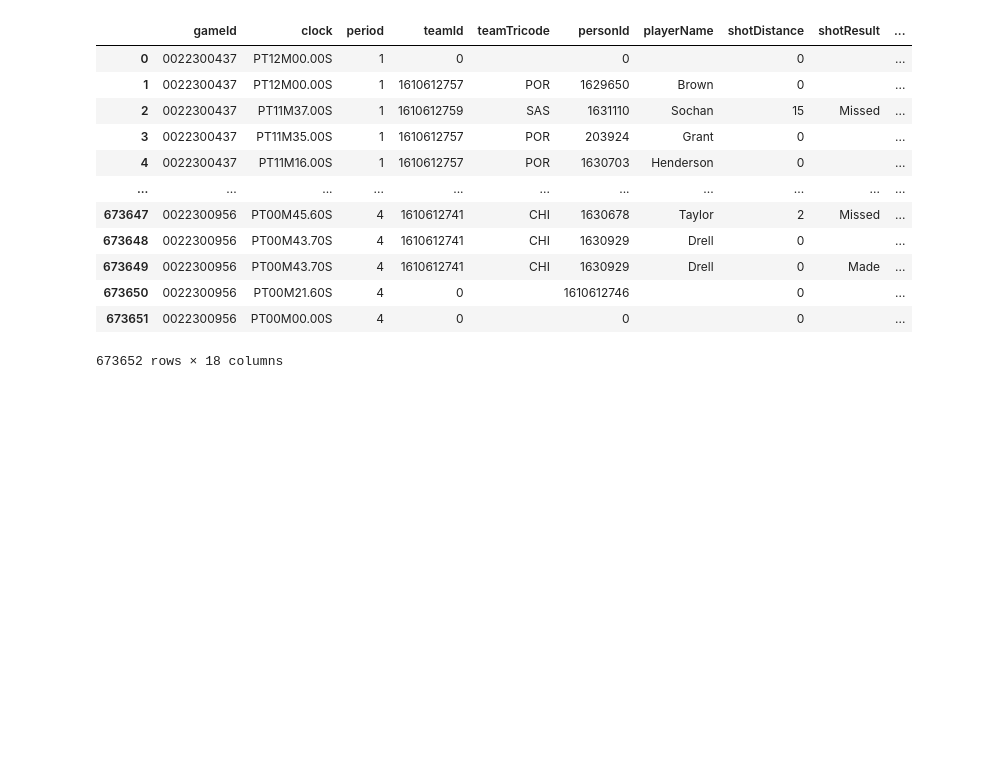
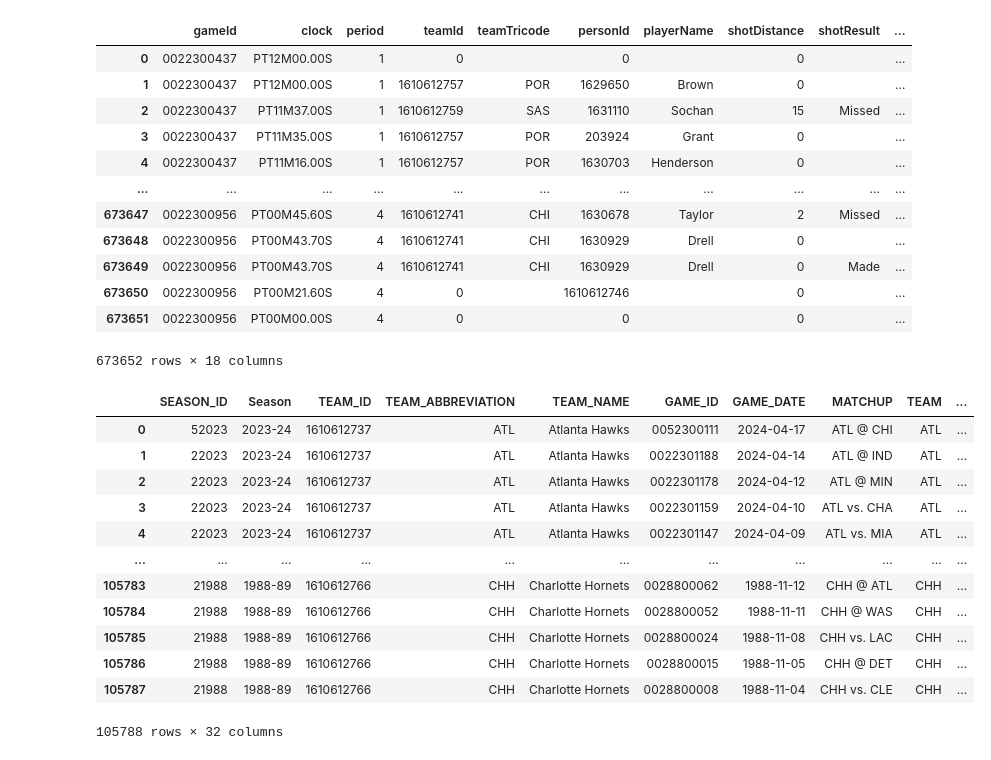
Before and after one commit to Pickage-gg/nba, a Jupyter notebook: src/testing.ipynb, the cells around one changed output. Cells and saved outputs as stored; diff of their text form; code cells hidden in the pictures; blank space fills up the shorter version.

```diff
--- a/src/testing.ipynb
+++ b/src/testing.ipynb
@@ -79,3 +80,32 @@ with engine.connect() as db_connection:
 | 673650 | 0022300956 | PT00M21.60S | 4 | 0 |  | 1610612746 |  | 0 |  | ... |
 | 673651 | 0022300956 | PT00M00.00S | 4 | 0 |  | 0 |  | 0 |  | ... |
 673652 rows × 18 columns
+# %%
+from sqlalchemy import create_engine
+from config import load_config
+
+config = load_config()
+connection_string = f"postgresql://{config['user']}:{config['password']}@{config['host']}:{config['port']}/{config['database']}"
+engine = create_engine(connection_string)
+
+with engine.connect() as db_connection:
+    query = '''
+    SELECT * FROM "tmLogs_table"
+    -- WHERE "TEAM_ID" = \'1610612737\'
+    ;'''
+    data_frame = pd.read_sql(query, db_connection)
+    display(data_frame)
+# %% [output]
+|  | SEASON_ID | Season | TEAM_ID | TEAM_ABBREVIATION | TEAM_NAME | GAME_ID | GAME_DATE | MATCHUP | TEAM | ... |
+| 0 | 52023 | 2023-24 | 1610612737 | ATL | Atlanta Hawks | 0052300111 | 2024-04-17 | ATL @ CHI | ATL | ... |
+| 1 | 22023 | 2023-24 | 1610612737 | ATL | Atlanta Hawks | 0022301188 | 2024-04-14 | ATL @ IND | ATL | ... |
+| 2 | 22023 | 2023-24 | 1610612737 | ATL | Atlanta Hawks | 0022301178 | 2024-04-12 | ATL @ MIN | ATL | ... |
+| 3 | 22023 | 2023-24 | 1610612737 | ATL | Atlanta Hawks | 0022301159 | 2024-04-10 | ATL vs. CHA | ATL | ... |
+| 4 | 22023 | 2023-24 | 1610612737 | ATL | Atlanta Hawks | 0022301147 | 2024-04-09 | ATL vs. MIA | ATL | ... |
+| ... | ... | ... | ... | ... | ... | ... | ... | ... | ... | ... |
+| 105783 | 21988 | 1988-89 | 1610612766 | CHH | Charlotte Hornets | 0028800062 | 1988-11-12 | CHH @ ATL | CHH | ... |
+| 105784 | 21988 | 1988-89 | 1610612766 | CHH | Charlotte Hornets | 0028800052 | 1988-11-11 | CHH @ WAS | CHH | ... |
+| 105785 | 21988 | 1988-89 | 1610612766 | CHH | Charlotte Hornets | 0028800024 | 1988-11-08 | CHH vs. LAC | CHH | ... |
+| 105786 | 21988 | 1988-89 | 1610612766 | CHH | Charlotte Hornets | 0028800015 | 1988-11-05 | CHH @ DET | CHH | ... |
+| 105787 | 21988 | 1988-89 | 1610612766 | CHH | Charlotte Hornets | 0028800008 | 1988-11-04 | CHH vs. CLE | CHH | ... |
+105788 rows × 32 columns
```
Also changed, not shown: parts of 2 cells of this notebook, 3 other files.
